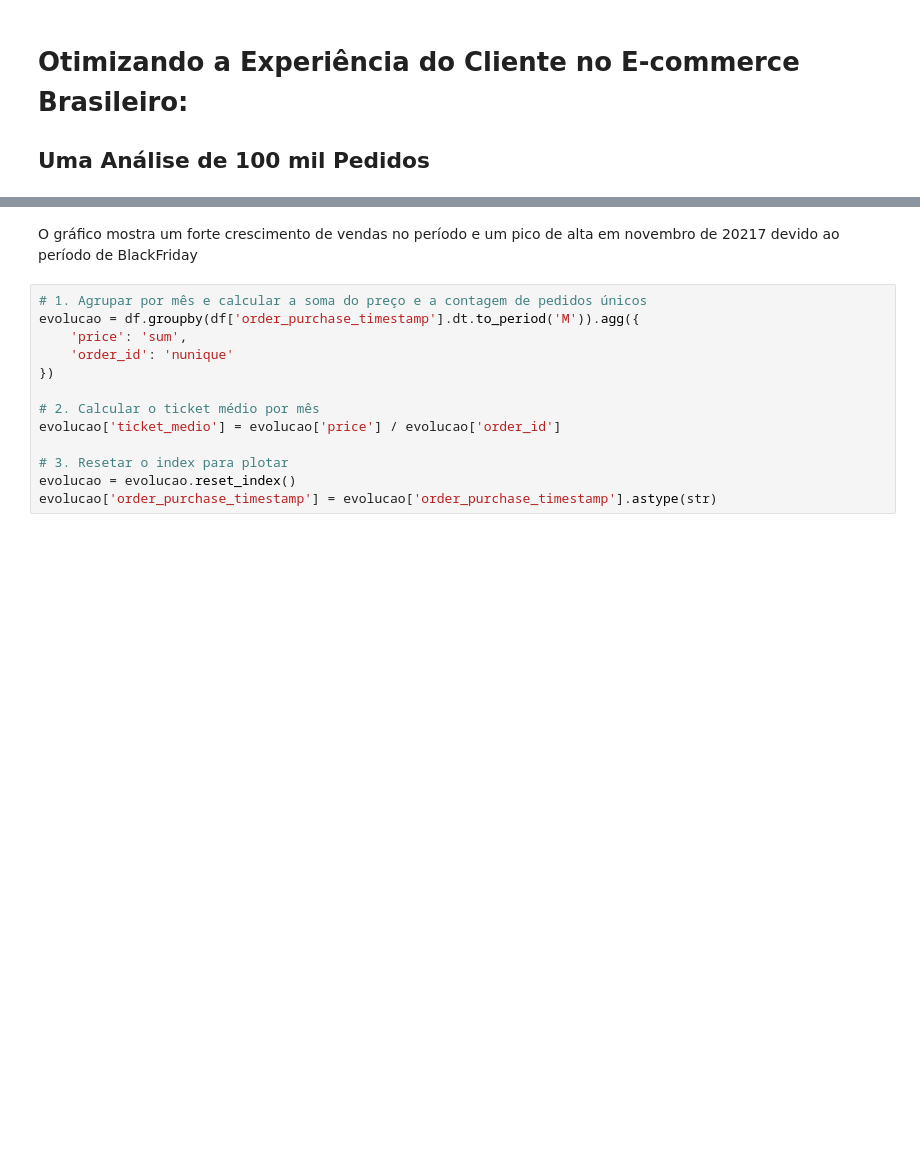
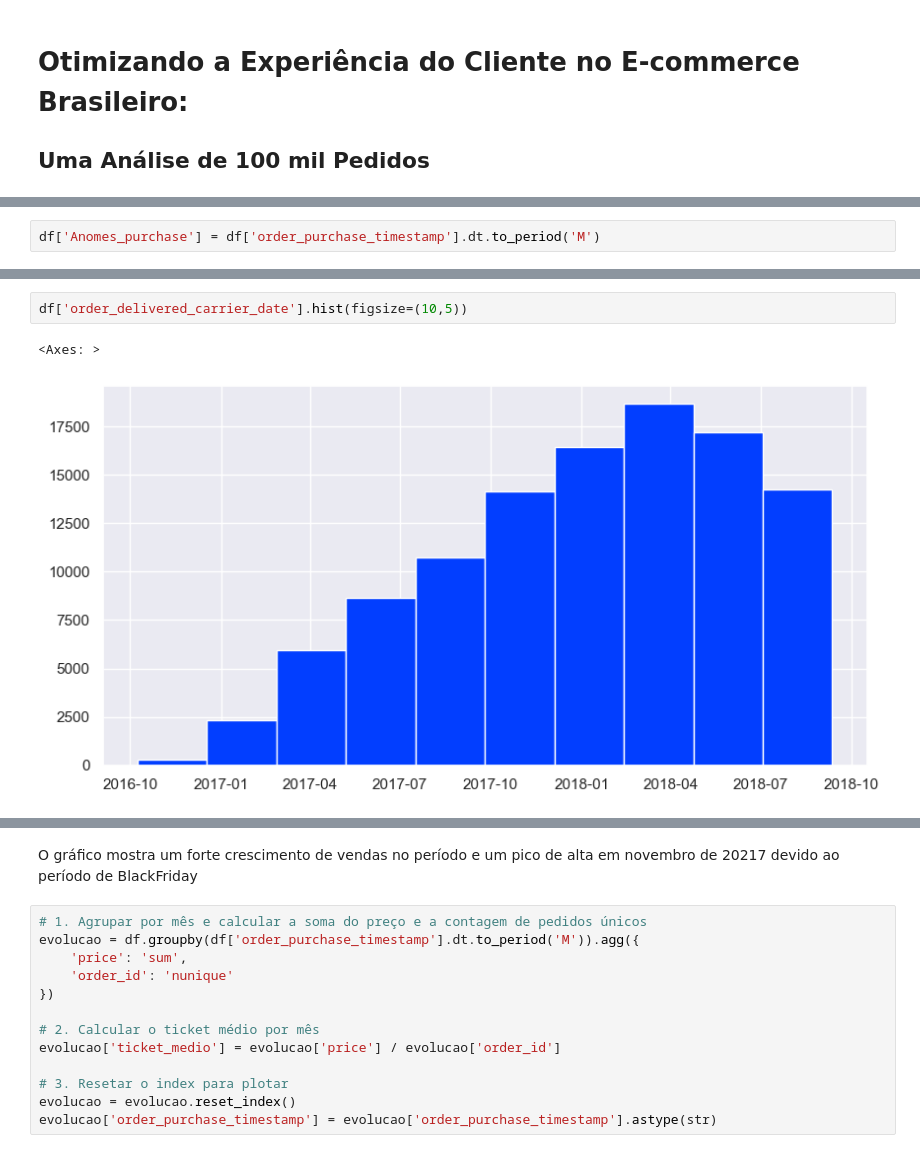
Before and after one commit to djgabriel93/Olist_ecommerce, a Jupyter notebook: notebooks/Analise.ipynb, the cells around one changed output, grey strips where cells are left out. Saved outputs shown, nothing was run; the diff lists cells and outputs as text; blank space fills up the shorter version.

```diff
--- a/notebooks/Analise.ipynb
+++ b/notebooks/Analise.ipynb
@@ -128,0 +202,2 @@ df["Month_purchase"] = df['order_purchase_timestamp'].dt.month
+# %%
+df['Anomes_purchase'] = df['order_purchase_timestamp'].dt.to_period('M')
@@ -128,0 +233,5 @@ df["Month_purchase"] = df['order_purchase_timestamp'].dt.month
+# %%
+df['order_delivered_carrier_date'].hist(figsize=(10,5))
+# %% [output]
+<Axes: >
+[figure, added]
```
Also changed, not shown: parts of 96 cells of this notebook, 3 other files.
